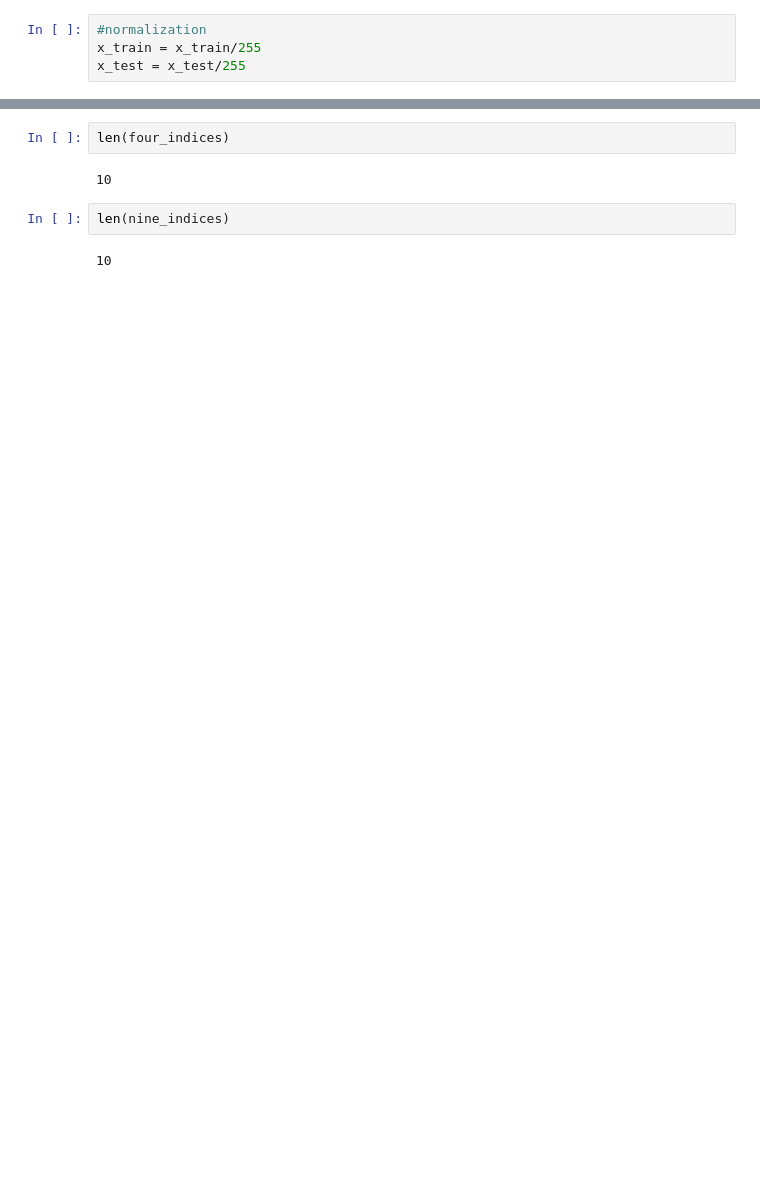
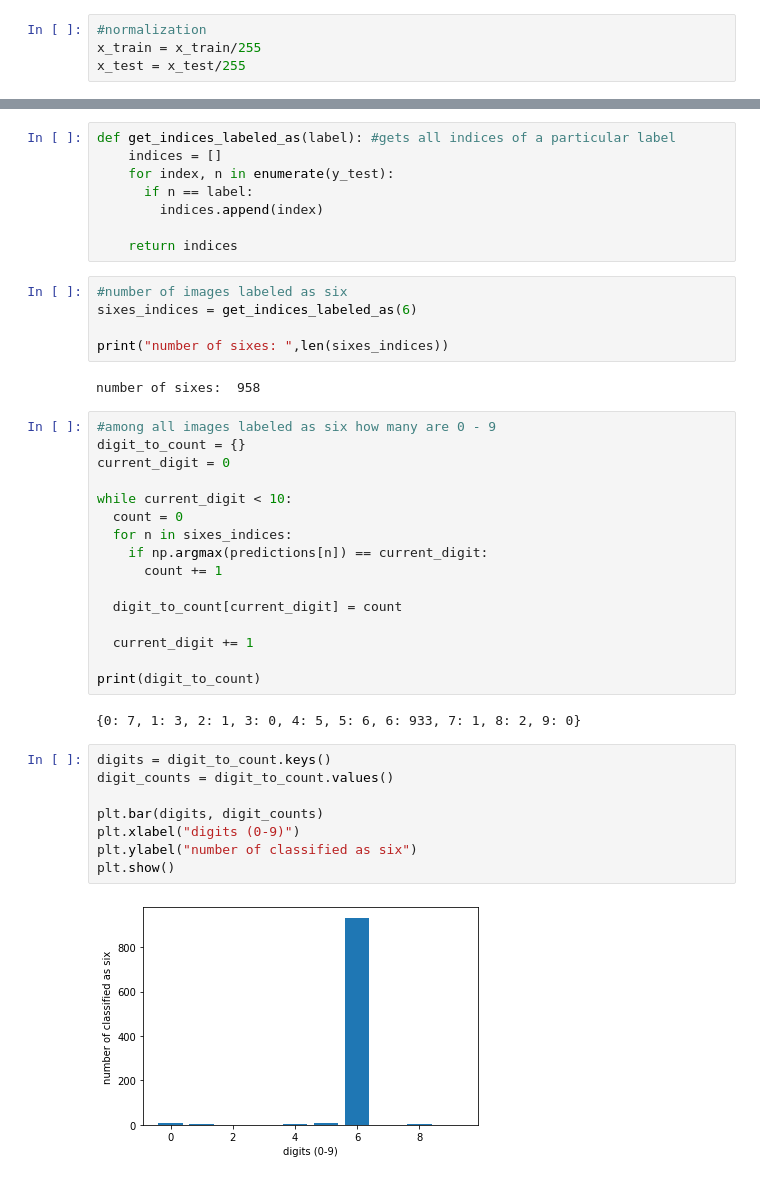
Before and after one commit to ALEX9396/MNISTAss, a Jupyter notebook: MNISTAss.ipynb, the cells around one changed output, grey strips where cells are left out. Cells and saved outputs as stored; diff of their text form; blank space fills up the shorter version.

```diff
--- a/MNISTAss.ipynb
+++ b/MNISTAss.ipynb
@@ -195,8 +107,43 @@ len(six_indices)
-# %%
-len(four_indices)
-# %% [output]
-10
-# %%
-len(nine_indices)
-# %% [output]
-10
+# %%
+def get_indices_labeled_as(label): #gets all indices of a particular label
+    indices = []
+    for index, n in enumerate(y_test):
+      if n == label:
+        indices.append(index)
+
+    return indices
+# %%
+#number of images labeled as six
+sixes_indices = get_indices_labeled_as(6)
+
+print("number of sixes: ",len(sixes_indices))
+# %% [output]
+number of sixes:  958
+# %%
+#among all images labeled as six how many are 0 - 9
+digit_to_count = {}
+current_digit = 0
+
+while current_digit < 10:
+  count = 0
+  for n in sixes_indices:
+    if np.argmax(predictions[n]) == current_digit:
+      count += 1
+
+  digit_to_count[current_digit] = count
+
+  current_digit += 1
+
+print(digit_to_count)
+# %% [output]
+{0: 7, 1: 3, 2: 1, 3: 0, 4: 5, 5: 6, 6: 933, 7: 1, 8: 2, 9: 0}
+# %%
+digits = digit_to_count.keys()
+digit_counts = digit_to_count.values()
+
+plt.bar(digits, digit_counts)
+plt.xlabel("digits (0-9)")
+plt.ylabel("number of classified as six")
+plt.show()
+# %% [output]
+[figure, added]
```
Also changed, not shown: parts of 16 cells of this notebook.
